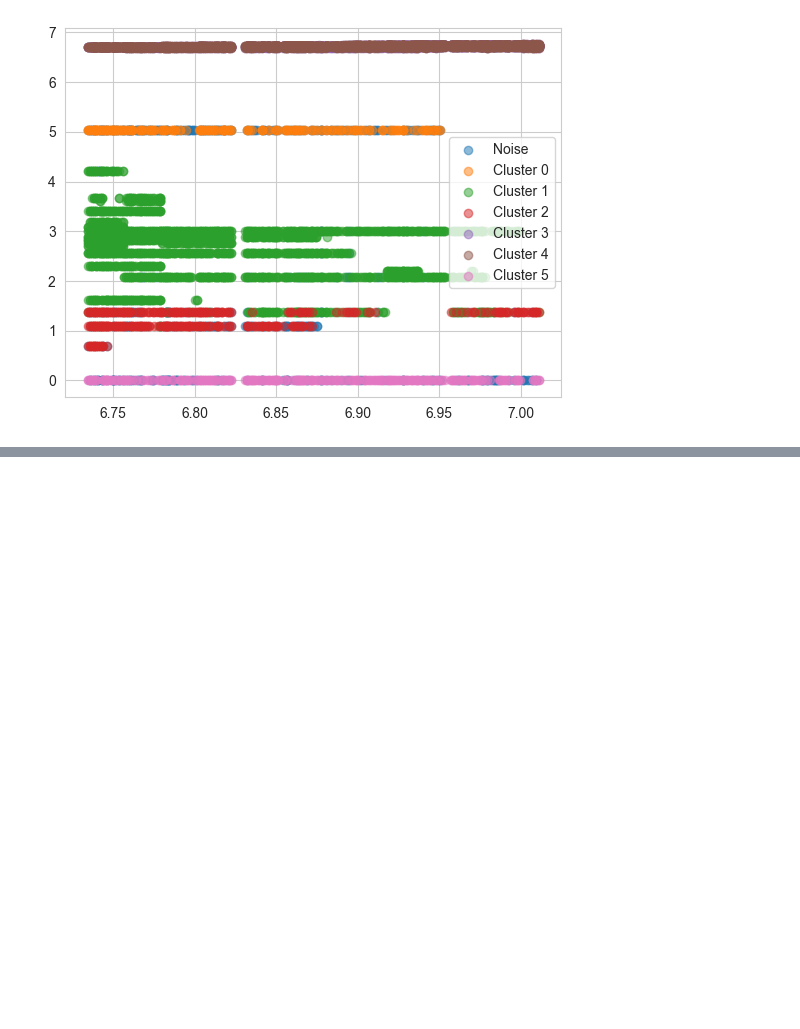
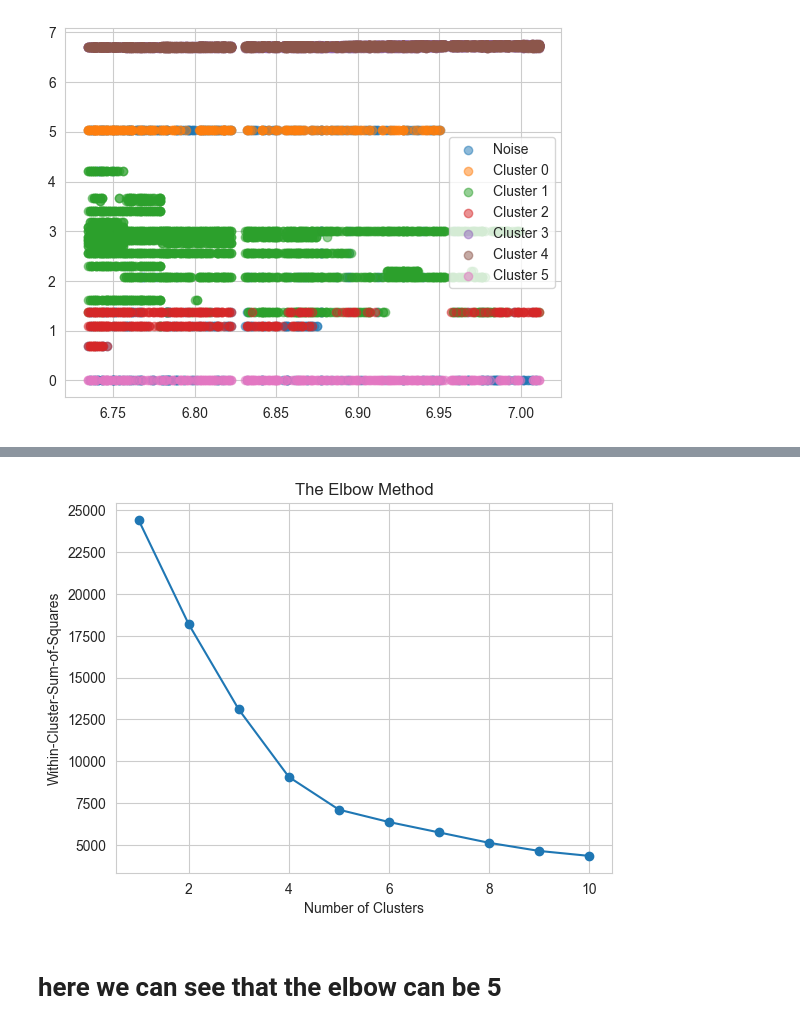
Before and after one commit to nirmolcho/Clustering_and_TS_DS_Alg, a Jupyter notebook: Clustering/Clustering.ipynb, the cells around one changed output, grey strips where cells are left out. Saved outputs shown, nothing was run; the diff lists cells and outputs as text; code cells hidden in the pictures; blank space fills up the shorter version.

```diff
--- a/Clustering/Clustering.ipynb
+++ b/Clustering/Clustering.ipynb
@@ -504,0 +529,4 @@ plt.show()
+# %%
+x = final.values
+kmeans = KMeans(n_clusters=4,init='k-means++',random_state=42)
+y_kmeans = kmeans.fit_predict(x)
@@ -504,0 +565,14 @@ plt.show()
+# %%
+wcss = []
+for i in range(1,11):
+    kmeans = KMeans(n_clusters=i, init='k-means++', random_state=101)
+    kmeans.fit(log_data)
+    wcss.append(kmeans.inertia_)
+plt.plot(range(1,11),wcss,marker='o')
+plt.title("The Elbow Method")
+plt.xlabel("Number of Clusters")
+plt.ylabel("Within-Cluster-Sum-of-Squares");
+# %% [output]
+[figure, added]
+# %% [markdown]
+# here we can see that the elbow can be 5
```
Also changed, not shown: parts of 17 cells of this notebook.
